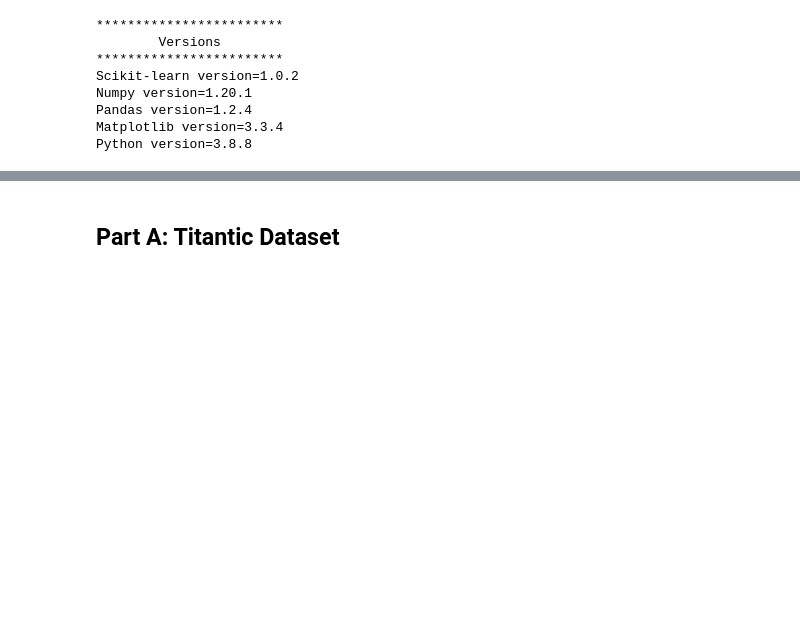
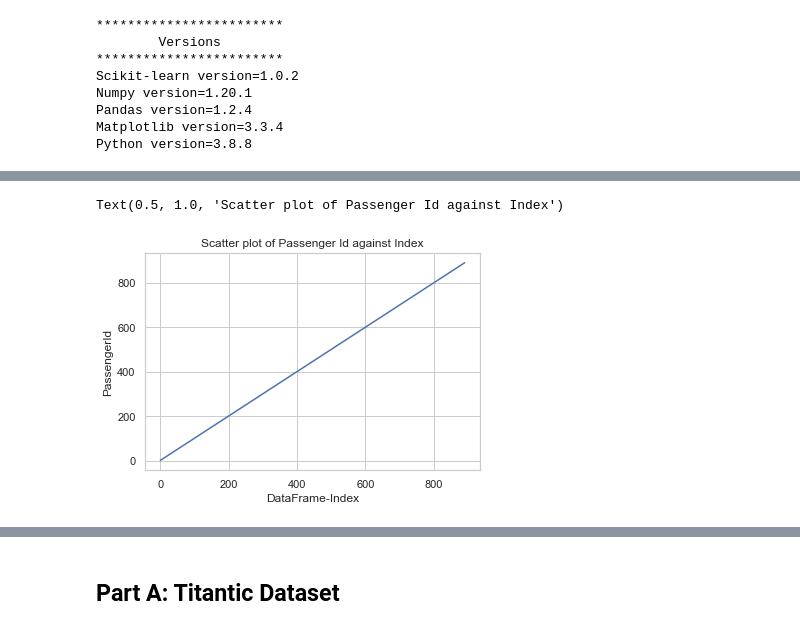
Before and after one commit to dexterch91/CA1-ML-Submission, a Jupyter notebook: CA1-Dexter Chew.ipynb, the cells around one changed output, grey strips where cells are left out. Saved outputs shown, nothing was run; the diff lists cells and outputs as text; code cells hidden in the pictures; blank space fills up the shorter version.

Commit message:
Made progress on numerical data

```diff
--- a/CA1-Dexter Chew.ipynb
+++ b/CA1-Dexter Chew.ipynb
@@ -65,0 +168,8 @@ titanic.head(10)
+# %%
+plt.plot(titanic.index,titanic['PassengerId'])
+plt.xlabel('DataFrame-Index')
+plt.ylabel("PassengerId")
+plt.title("Scatter plot of Passenger Id against Index")
+# %% [output]
+Text(0.5, 1.0, 'Scatter plot of Passenger Id against Index')
+[figure, added]
```
Also changed, not shown: parts of 16 cells of this notebook, 1 other file.
